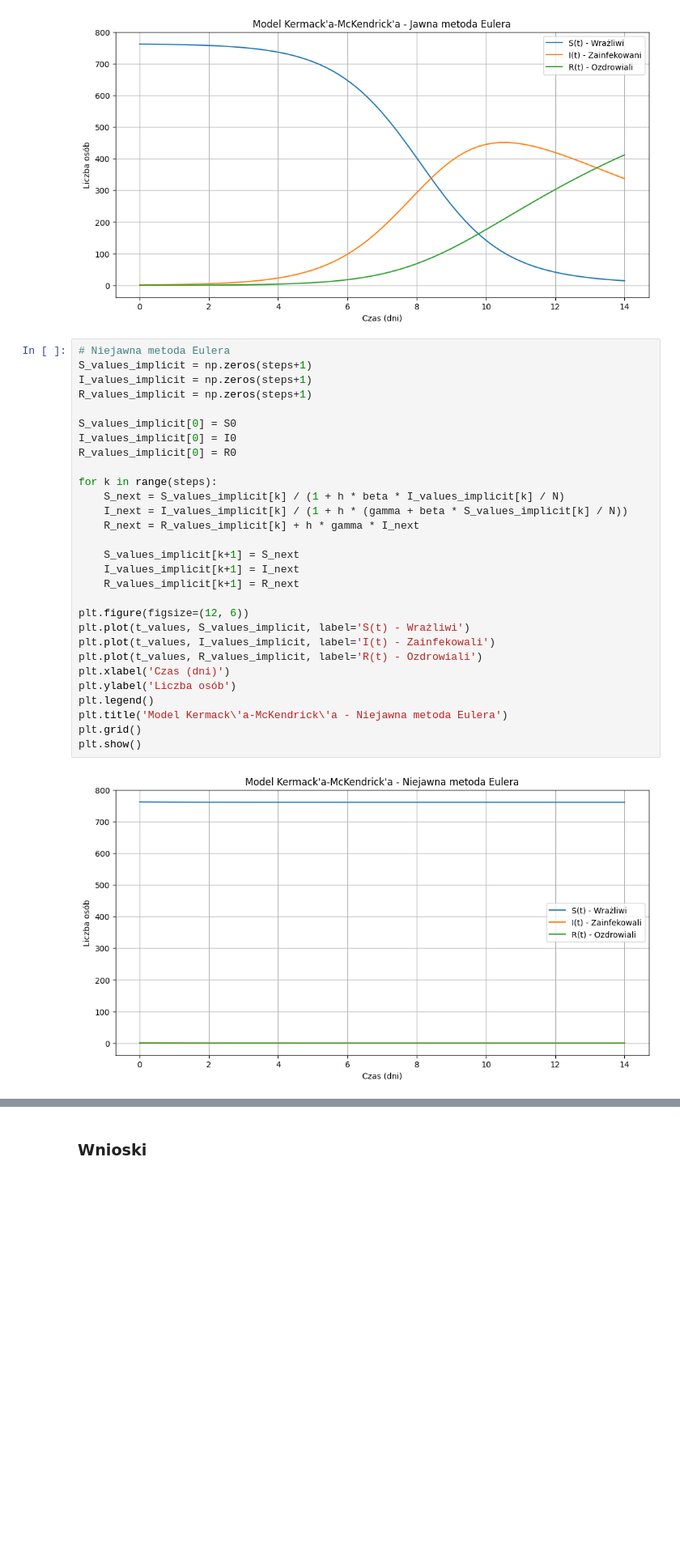
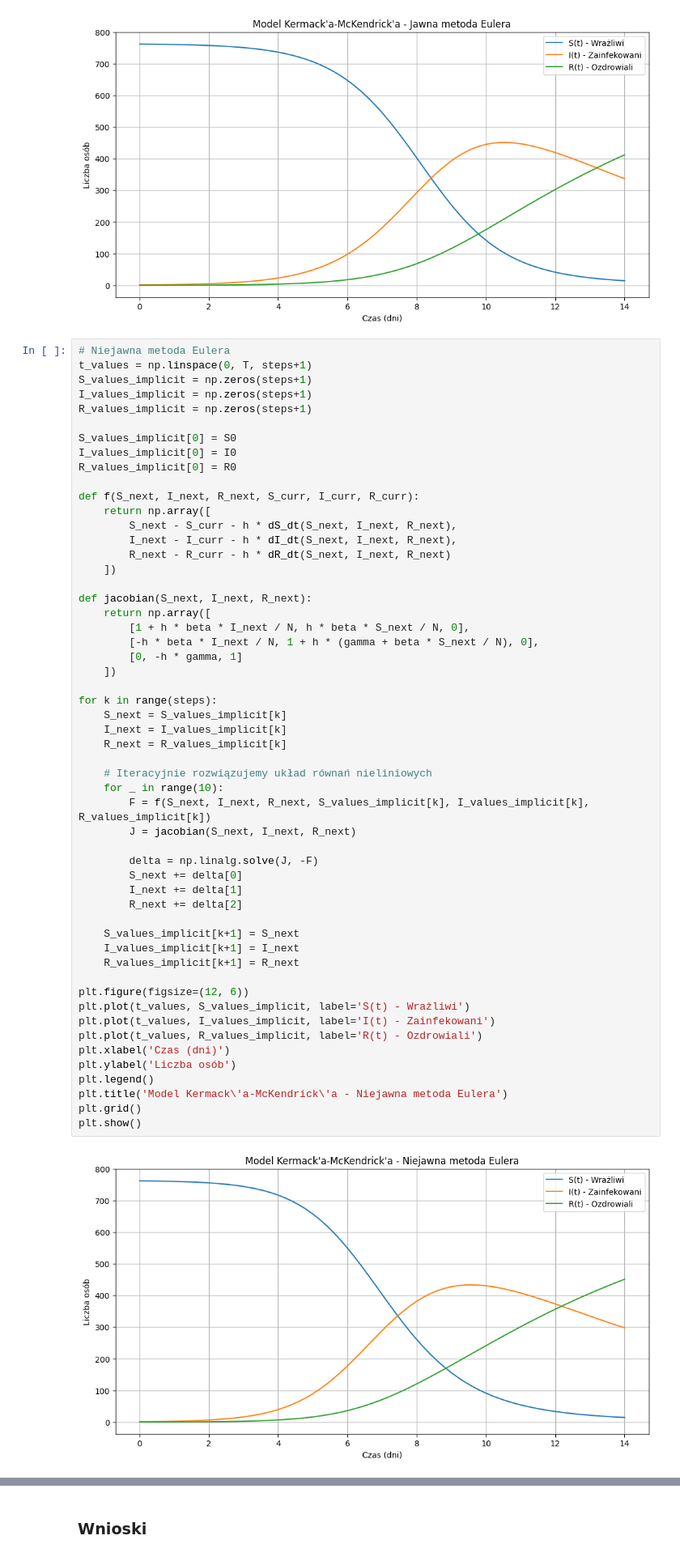
Before and after one commit to biganton/MOWNIT, a Jupyter notebook: lab9/lab9.ipynb, the cells around one changed output, grey strips where cells are left out. Shown: that part at 81% size. Drawn from its saved outputs; the diff is of its cells as text; blank space fills up the shorter version.

```diff
--- a/lab9/lab9.ipynb
+++ b/lab9/lab9.ipynb
@@ -166,32 +189,57 @@ plt.show()
 [figure]
 # %%
 # Niejawna metoda Eulera
+t_values = np.linspace(0, T, steps+1)
 S_values_implicit = np.zeros(steps+1)
 I_values_implicit = np.zeros(steps+1)
 R_values_implicit = np.zeros(steps+1)
 
 S_values_implicit[0] = S0
 I_values_implicit[0] = I0
 R_values_implicit[0] = R0
 
+def f(S_next, I_next, R_next, S_curr, I_curr, R_curr):
+    return np.array([
+        S_next - S_curr - h * dS_dt(S_next, I_next, R_next),
+        I_next - I_curr - h * dI_dt(S_next, I_next, R_next),
+        R_next - R_curr - h * dR_dt(S_next, I_next, R_next)
+    ])
+
+def jacobian(S_next, I_next, R_next):
+    return np.array([
+        [1 + h * beta * I_next / N, h * beta * S_next / N, 0],
+        [-h * beta * I_next / N, 1 + h * (gamma + beta * S_next / N), 0],
+        [0, -h * gamma, 1]
+    ])
+
 for k in range(steps):
-    S_next = S_values_implicit[k] / (1 + h * beta * I_values_implicit[k] / N)
-    I_next = I_values_implicit[k] / (1 + h * (gamma + beta * S_values_implicit[k] / N))
-    R_next = R_values_implicit[k] + h * gamma * I_next
+    S_next = S_values_implicit[k]
+    I_next = I_values_implicit[k]
+    R_next = R_values_implicit[k]
+
+    # Iteracyjnie rozwiązujemy układ równań nieliniowych
+    for _ in range(10):
+        F = f(S_next, I_next, R_next, S_values_implicit[k], I_values_implicit[k], R_values_implicit[k])
+        J = jacobian(S_next, I_next, R_next)
+
+        delta = np.linalg.solve(J, -F)
+        S_next += delta[0]
+        I_next += delta[1]
+        R_next += delta[2]
 
     S_values_implicit[k+1] = S_next
     I_values_implicit[k+1] = I_next
     R_values_implicit[k+1] = R_next
 
 plt.figure(figsize=(12, 6))
 plt.plot(t_values, S_values_implicit, label='S(t) - Wrażliwi')
-plt.plot(t_values, I_values_implicit, label='I(t) - Zainfekowali')
+plt.plot(t_values, I_values_implicit, label='I(t) - Zainfekowani')
 plt.plot(t_values, R_values_implicit, label='R(t) - Ozdrowiali')
 plt.xlabel('Czas (dni)')
 plt.ylabel('Liczba osób')
 plt.legend()
 plt.title('Model Kermack\'a-McKendrick\'a - Niejawna metoda Eulera')
 plt.grid()
 plt.show()
 # %% [output]
-[figure, old version]
+[figure, new version]
```
Also changed, not shown: parts of 7 cells of this notebook, 1 other file.
